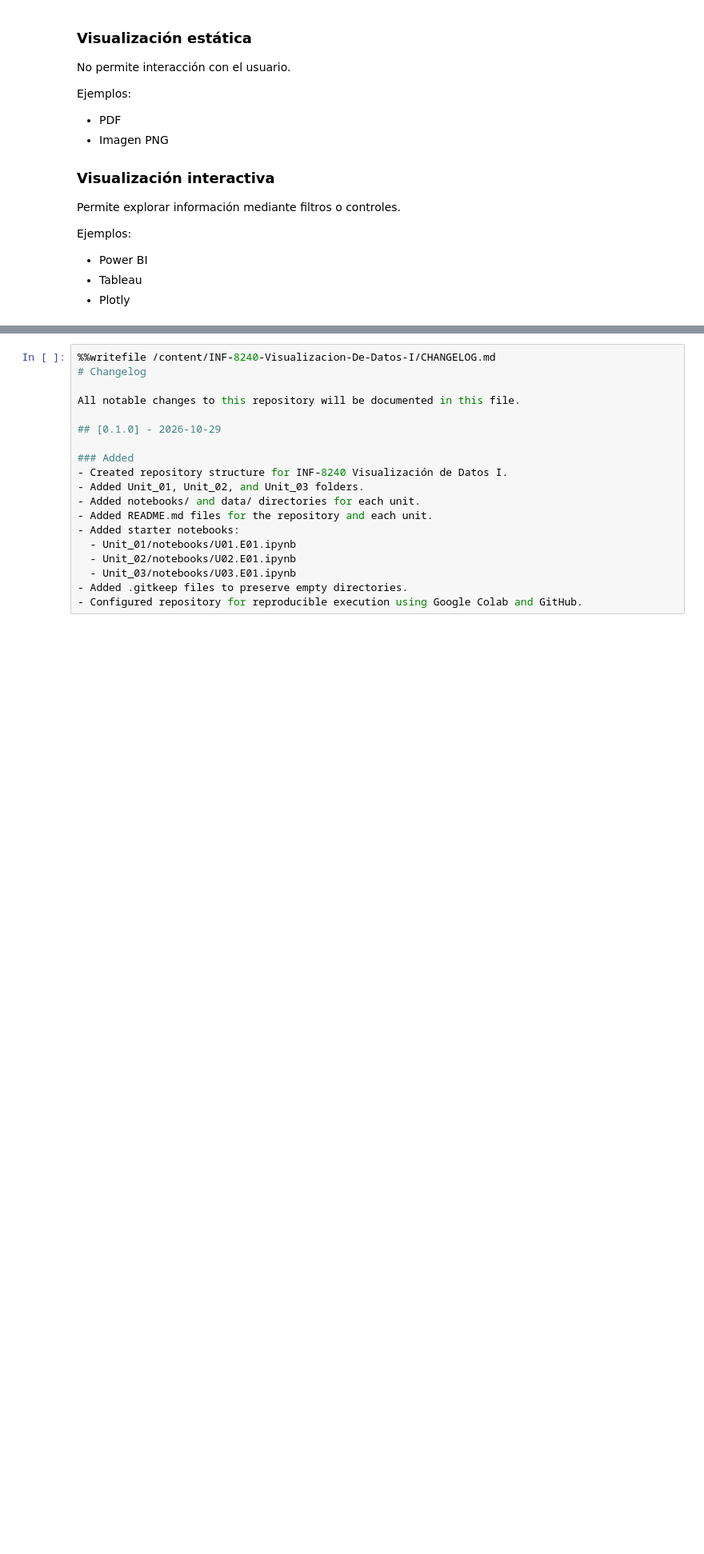
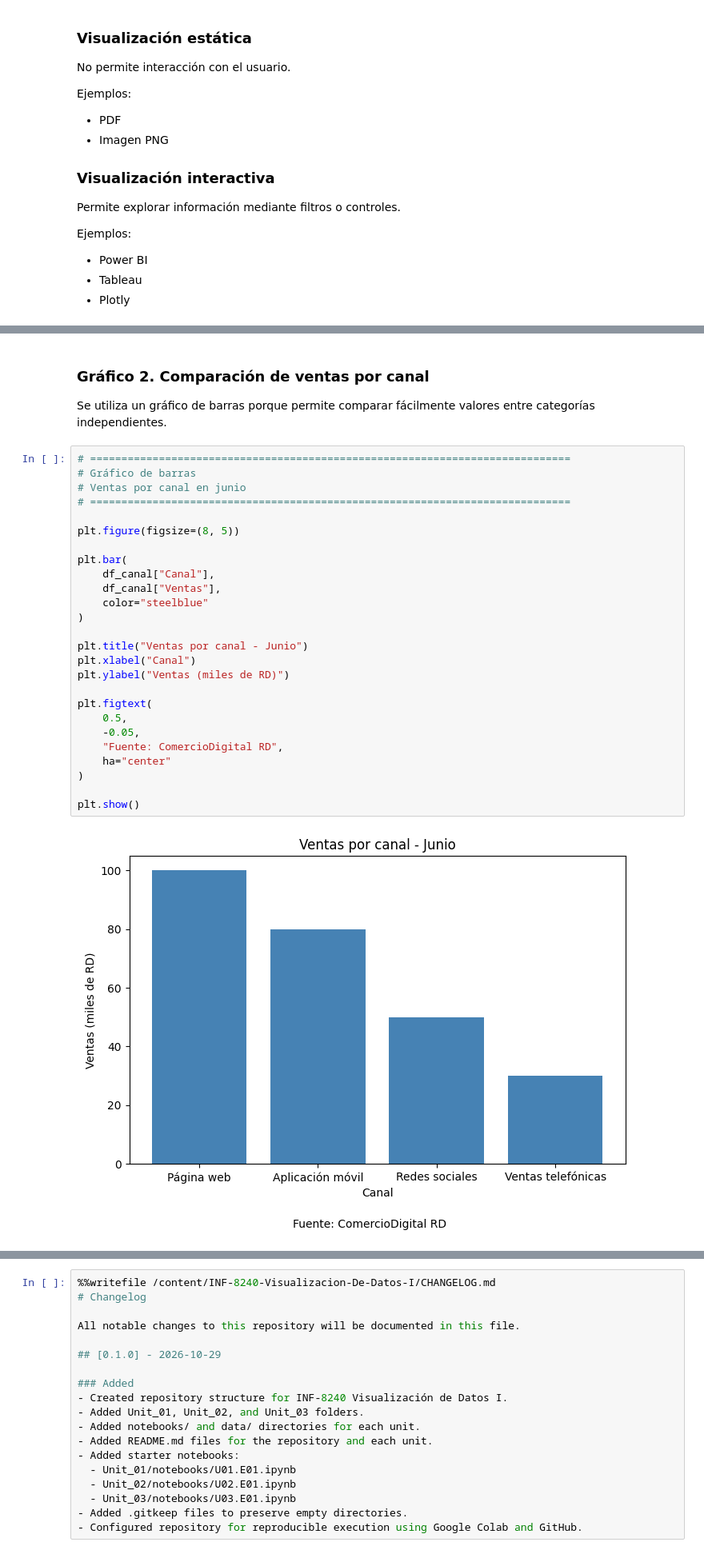
Before and after one commit to pascual-francisco/INF-8240-Visualizacion-De-Datos-I, a Jupyter notebook: Unit_01/notebooks/U01.E01.ipynb, the cells around one changed output, grey strips where cells are left out. Shown at 80% size. Saved outputs shown, nothing was run; the diff lists cells and outputs as text; blank space fills up the shorter version.

```diff
--- a/Unit_01/notebooks/U01.E01.ipynb
+++ b/Unit_01/notebooks/U01.E01.ipynb
@@ -262,0 +417,32 @@ Ejemplos:
+# %% [markdown]
+### Gráfico 2. Comparación de ventas por canal
+
+Se utiliza un gráfico de barras porque permite comparar fácilmente valores entre categorías independientes.
+# %%
+# =============================================================================
+# Gráfico de barras
+# Ventas por canal en junio
+# =============================================================================
+
+plt.figure(figsize=(8, 5))
+
+plt.bar(
+    df_canal["Canal"],
+    df_canal["Ventas"],
+    color="steelblue"
+)
+
+plt.title("Ventas por canal - Junio")
+plt.xlabel("Canal")
+plt.ylabel("Ventas (miles de RD)")
+
+plt.figtext(
+    0.5,
+    -0.05,
+    "Fuente: ComercioDigital RD",
+    ha="center"
+)
+
+plt.show()
+# %% [output]
+[figure, added]
```
Also changed, not shown: parts of 13 cells of this notebook.
